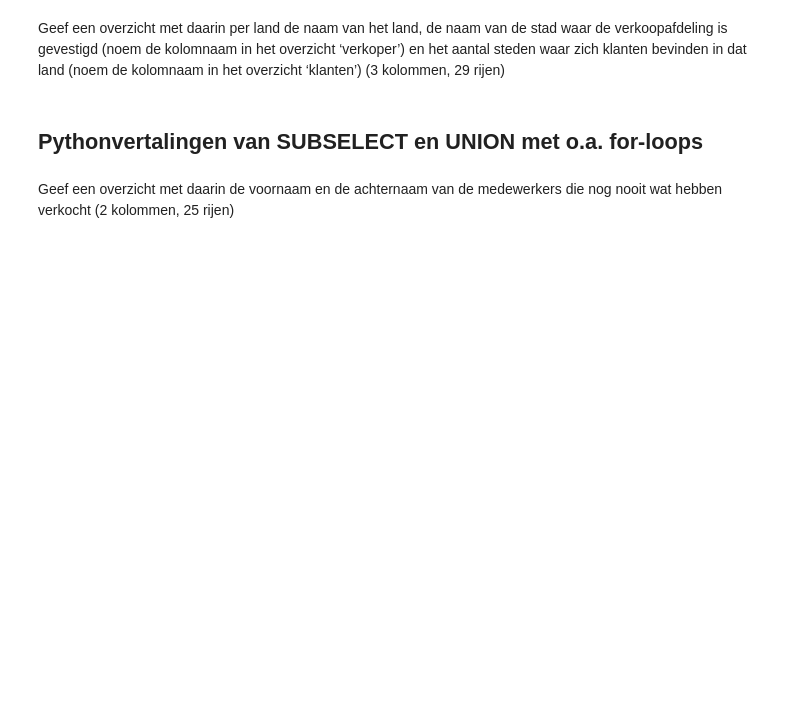
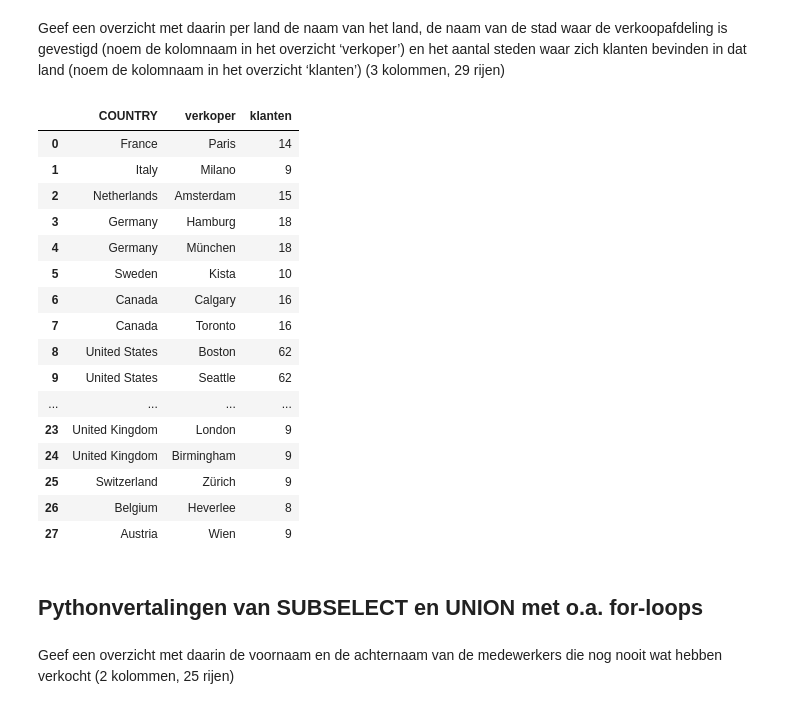
Before and after one commit to I-am-SPEED-95/DEDS_portfolio, a Jupyter notebook: Week1/DEDS_WC_1.2_en_1.3_Opdrachten.ipynb, the cells around one changed output. Cells and saved outputs as stored; diff of their text form; code cells hidden in the pictures; blank space fills up the shorter version.

```diff
--- a/Week1/DEDS_WC_1.2_en_1.3_Opdrachten.ipynb
+++ b/Week1/DEDS_WC_1.2_en_1.3_Opdrachten.ipynb
@@ -483,5 +501,41 @@ Geef een overzicht met daarin van de producten behorend tot het producttype ‘C
 # %% [markdown]
 Geef een overzicht met daarin per land de naam van het land, de naam van de stad waar de verkoopafdeling is gevestigd (noem de kolomnaam in het overzicht ‘verkoper’) en het aantal steden waar zich klanten bevinden in dat land (noem de kolomnaam in het overzicht ‘klanten’) (3 kolommen, 29 rijen)
+# %%
+# Merge verkoopafdelingen met landnamen
+sales_branch_merge = pd.merge(sales_branch_dataframe, country_dataframe, on='COUNTRY_CODE', how='left')
+
+# Selecteer de stad van de verkoopafdeling en hernoem naar 'verkoper'
+sales_branch_merge = sales_branch_merge[['COUNTRY', 'CITY']].rename(columns={'CITY': 'verkoper'})
+
+# Merge klantvestigingen met landnamen
+retailer_site_merge = pd.merge(retailer_site_dataframe, country_dataframe, on='COUNTRY_CODE', how='left')
+
+# Tel het aantal unieke steden per land waar klanten zich bevinden
+klanten_per_land = retailer_site_merge.groupby('COUNTRY', as_index=False)['CITY'].nunique()
+klanten_per_land.rename(columns={'CITY': 'klanten'}, inplace=True)
+
+# Merge de twee datasets om per land de verkoper en het aantal klantsteden te krijgen
+resultaat = pd.merge(sales_branch_merge, klanten_per_land, on='COUNTRY', how='left')
+
+resultaat
+# %% [output]
+|  | COUNTRY | verkoper | klanten |
+| 0 | France | Paris | 14 |
+| 1 | Italy | Milano | 9 |
+| 2 | Netherlands | Amsterdam | 15 |
+| 3 | Germany | Hamburg | 18 |
+| 4 | Germany | München | 18 |
+| 5 | Sweden | Kista | 10 |
+| 6 | Canada | Calgary | 16 |
+| 7 | Canada | Toronto | 16 |
+| 8 | United States | Boston | 62 |
+| 9 | United States | Seattle | 62 |
+| ... | ... | ... | ... |
+| 23 | United Kingdom | London | 9 |
+| 24 | United Kingdom | Birmingham | 9 |
+| 25 | Switzerland | Zürich | 9 |
+| 26 | Belgium | Heverlee | 8 |
+| 27 | Austria | Wien | 9 |
 # %% [markdown]
 ## Pythonvertalingen van SUBSELECT en UNION met o.a. for-loops
 # %% [markdown]
```
Also changed, not shown: parts of 6 cells of this notebook, 1 other file.
